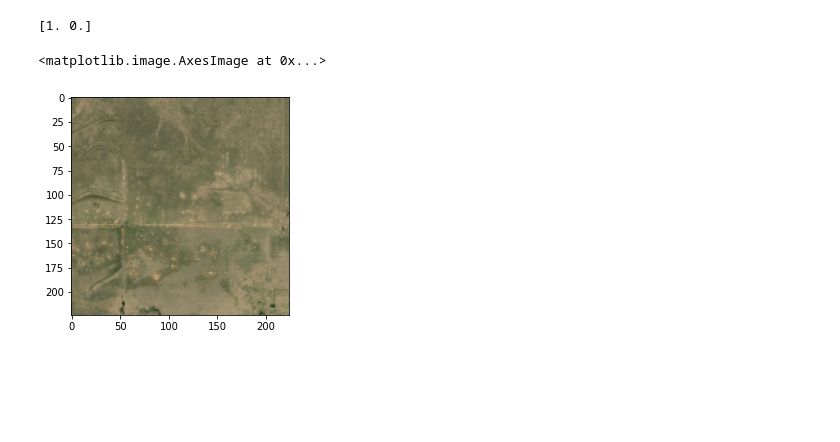
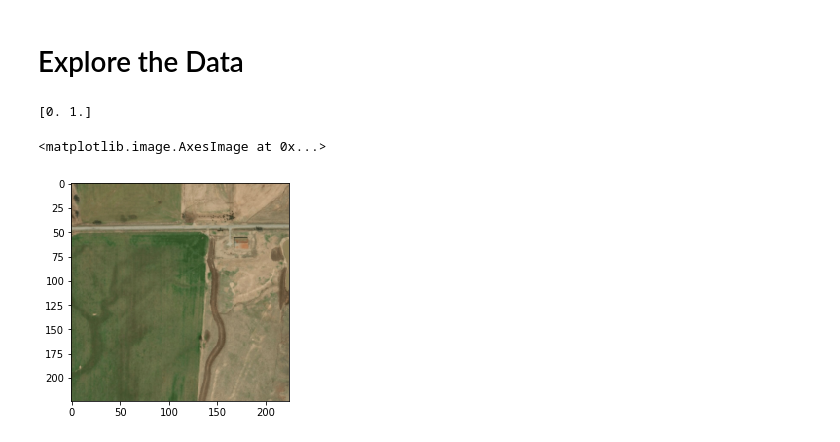
Before and after one commit to NanditaDamaraju/allergyDetection, a Jupyter notebook: ML Pipeline.ipynb, the cells around one changed output. Drawn from its saved outputs; the diff is of its cells as text; code cells hidden in the pictures; blank space fills up the shorter version.

Commit message:
Adding more on data exploration

```diff
--- a/ML Pipeline.ipynb
+++ b/ML Pipeline.ipynb
@@ -28,9 +30,10 @@ from matplotlib import pyplot as plt
 from sklearn.model_selection import train_test_split
 # %%
 # Load the images and some metadata
-img_dir = 'dummy_data/'
+img_dir = 'data/'
 img_w, img_h, img_ch = 224, 224, 3
-num_imgs = len(os.listdir(img_dir))
-img_files = sorted(os.listdir(img_dir)) # sort them so they're in the same order as the labels
-print(img_files[:10]) # print the first few to see if they look right
+filenames = os.listdir(img_dir) # read in the names of the image files
+filenames = [x.split('.')[0] for x in filenames] # remove the .jpg extensions for joining later
+img_files_df = pd.DataFrame(filenames, columns = ['Individual Patch']) # create a pandas dataframe
+img_files_df.head() # print the first few values to see if they look right
 # %% [output]
@@ -39,7 +47,6 @@ print(img_files[:10]) # print the first few to see if they look right
 # Load the labels
 labels_dir = 'labels.csv'
 labels_df = pd.read_csv(labels_dir, usecols=['Individual Patch', 'Binary Outcome'])
-labels_df = labels_df.sort_values(by=['Individual Patch']) # sort them so they're in the same order as the images
 labels_df.head() # print the first few to see if they look right
 # %% [output]
 |  | Individual Patch | Binary Outcome |
@@ -71,13 +60,23 @@ labels_df
+# %%
+# let's make sure each data point has both a label and an image by taking the intersection of these data frames
+full_data_points = img_files_df.merge(labels_df, on='Individual Patch')
+
+# keep track of the total number of full data points
+num_imgs, _ = full_data_points.shape
 # %%
 # Iterate over all the images in the directory and place them in a numpy array
 # with their corresponding labels
 imgs = np.zeros((img_w, img_h, img_ch, num_imgs))
 labels = np.zeros((num_imgs, 2))
-for i, img_file in enumerate(img_files):
-    img = np.asarray(Image.open(img_dir + img_file))
+for i, img_file in enumerate(full_data_points['Individual Patch'].values):
+
+    if i % 100 == 0: # display progress
+        print(i, 'out of', num_imgs, 'images processed')
+
+    img = np.asarray(Image.open(img_dir + img_file + '.jpg'))
     imgs[:,:,:,i] = resize(img, (img_w, img_h, img_ch))
     label = labels_df['Binary Outcome'].iloc[i]
     if label == 0: # creates a one hot encoding for the label
+        labels[i,:] = [1, 0]
+    else:
         labels[i,:] = [0, 1]
-    else:
-        labels[i,:] = [1, 0]
@@ -84,8 +94,11 @@ for i, img_file in enumerate(img_files):
+# %% [markdown]
+# Explore the Data
 # %%
-sample = 7
+# Let's look at just a sample image and it's label
+sample = 6
 print(labels[sample,:])
 plt.imshow(imgs[:,:,:,sample])
 # %% [output]
-[1. 0.]
+[0. 1.]
 <matplotlib.image.AxesImage at 0x...>
-[figure, old version]
+[figure, new version]
```
Also changed, not shown: parts of 18 cells of this notebook.
